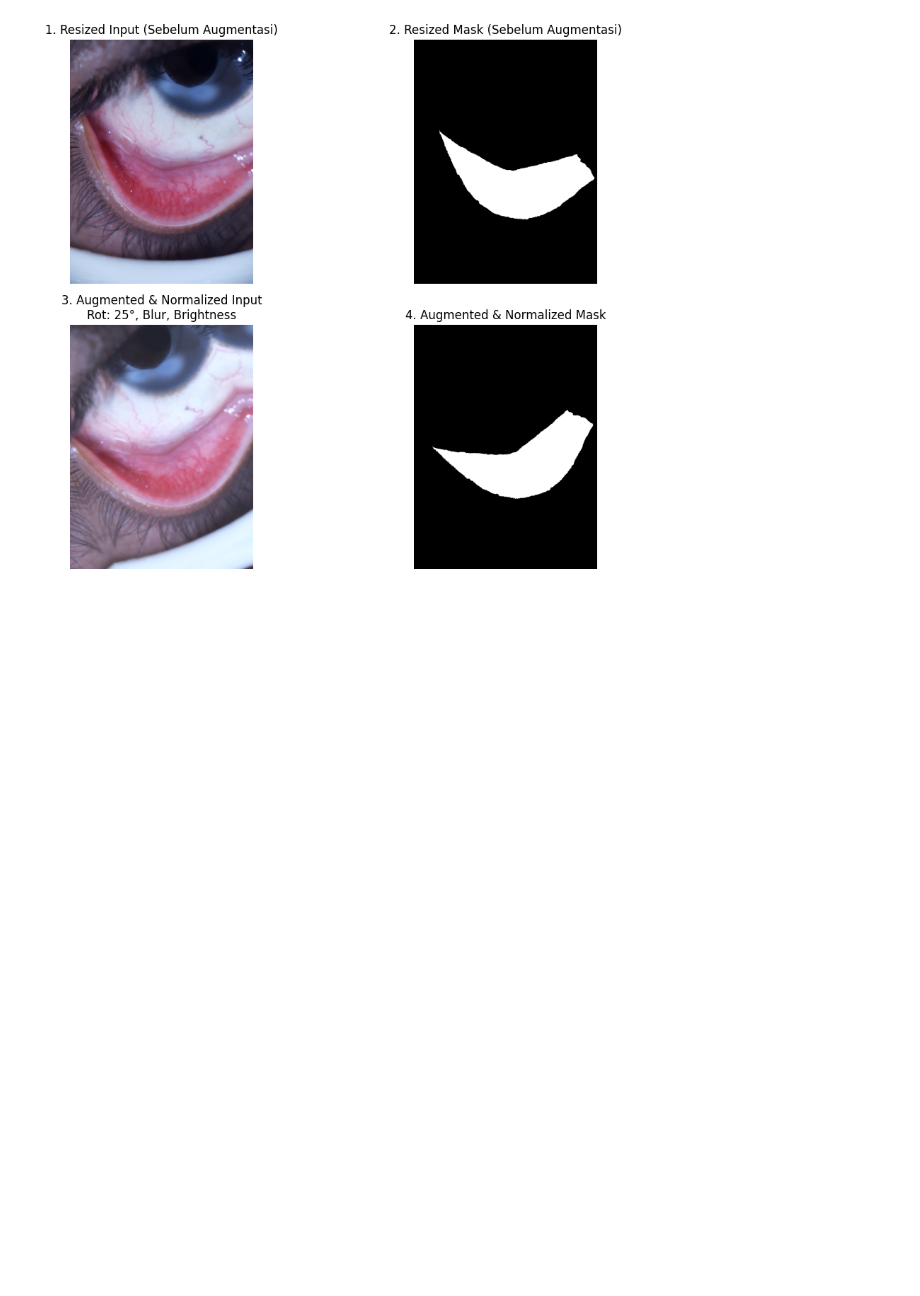
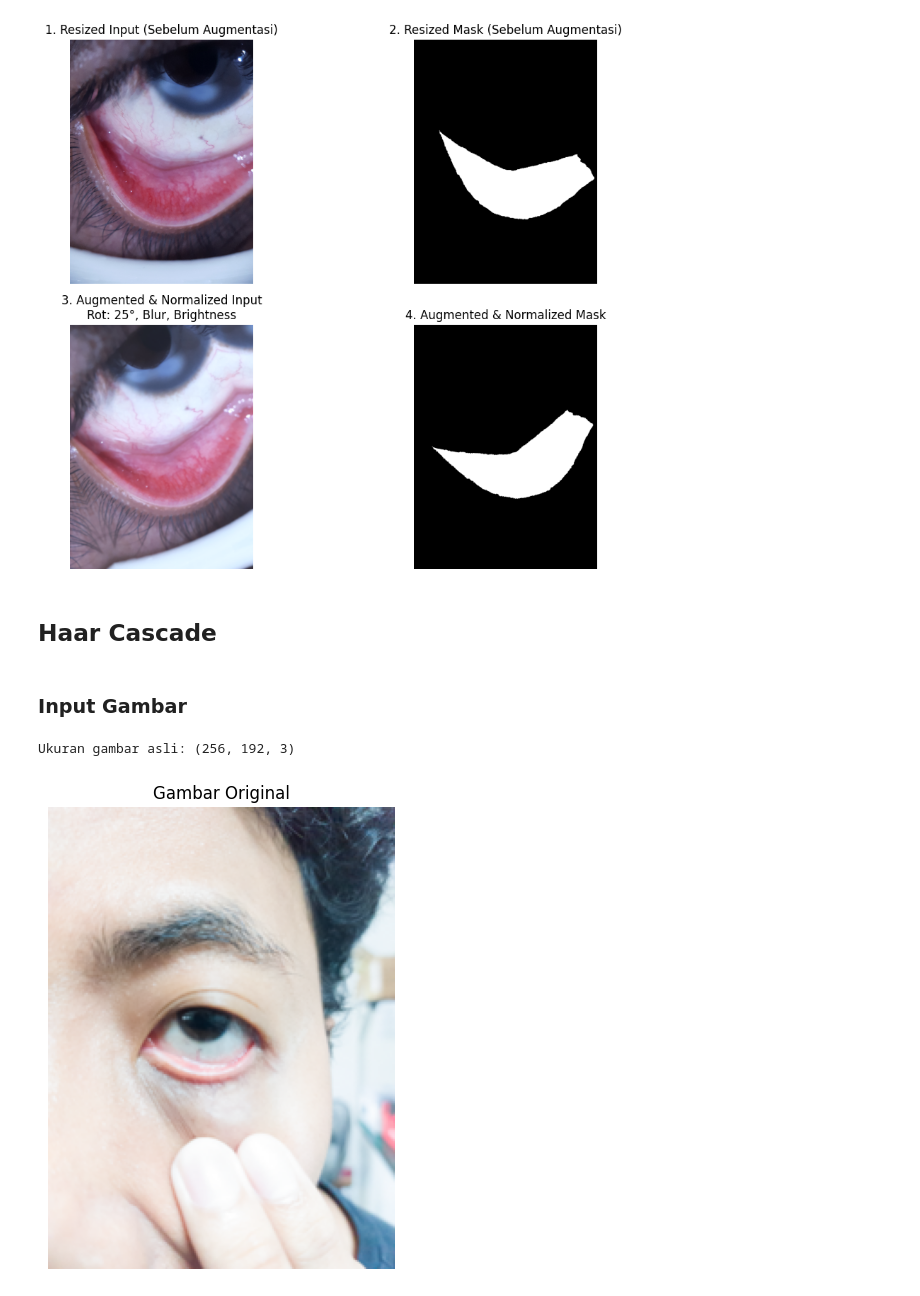
Before and after one commit to dzakwandq/TA, a Jupyter notebook: notebooks/Preprocessing.ipynb, the cells around one changed output. Cells and saved outputs as stored; diff of their text form; code cells hidden in the pictures; blank space fills up the shorter version.

```diff
--- a/notebooks/Preprocessing.ipynb
+++ b/notebooks/Preprocessing.ipynb
@@ -178,3 +178,22 @@ Ukuran mask input sekarang: (682, 512)
 Shape Model Input Image: (682, 512, 3) | Tipe: float32
 Shape Model Input Mask:  (682, 512, 1) | Tipe: float32
 [figure]
+# %% [markdown]
+## Haar Cascade
+# %% [markdown]
+### Input Gambar
+# %%
+img_path = r"C:\Folder Dzakwan\Folder Dzakwan\Keperluan TA\dataset\Dataset Preliminary\buat cc\Validasi CC 4.dng"
+
+img_rgb = cv2.cvtColor(cv2.imread(img_path), cv2.COLOR_BGR2RGB)
+
+print(f"Ukuran gambar asli: {img_rgb.shape}")  # Harusnya (Tinggi, Lebar, 3)
+
+plt.figure(figsize=(8, 6))
+plt.imshow(img_rgb)
+plt.title('Gambar Original')
+plt.axis('off')
+plt.show()
+# %% [output]
+Ukuran gambar asli: (256, 192, 3)
+[figure, added]
```
Also changed, not shown: parts of 13 cells of this notebook, 2 other files.
